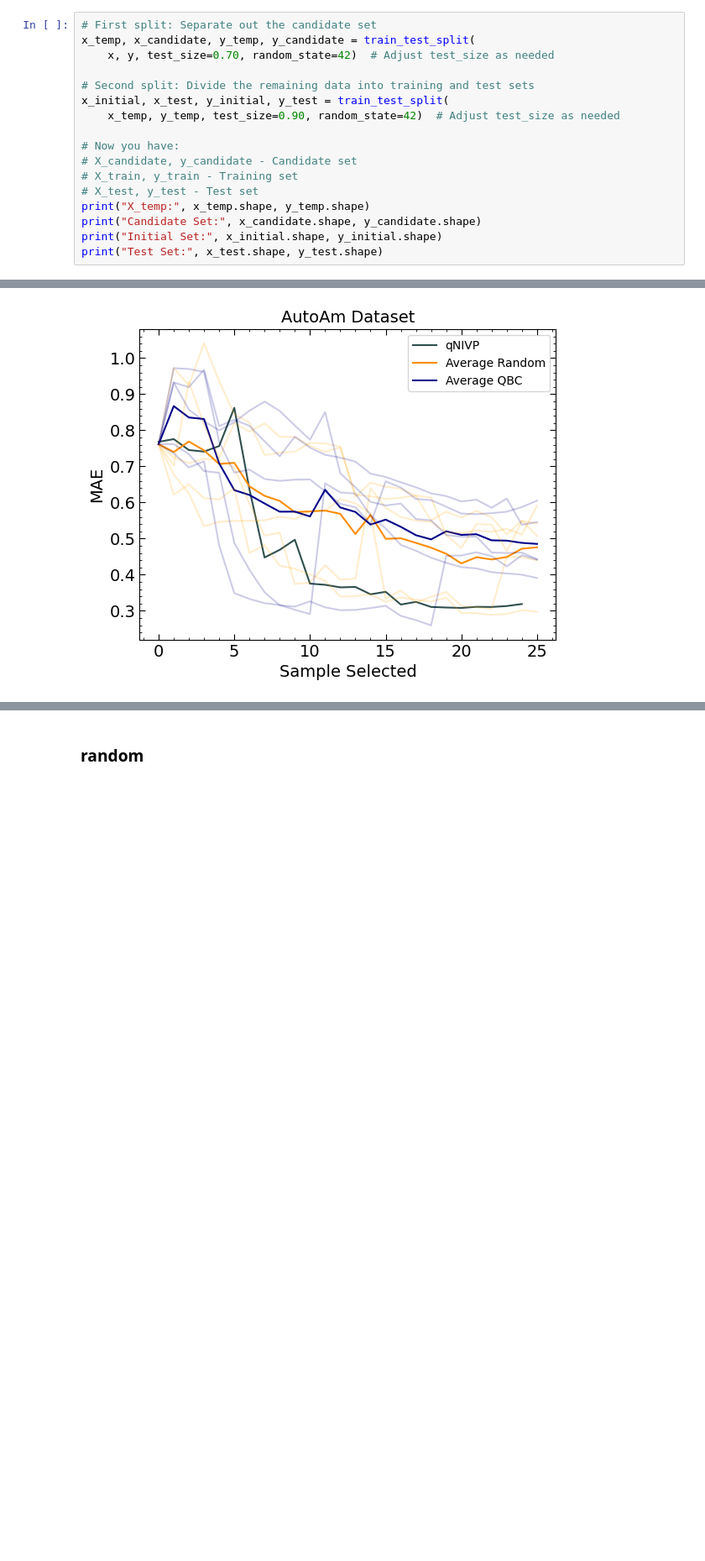
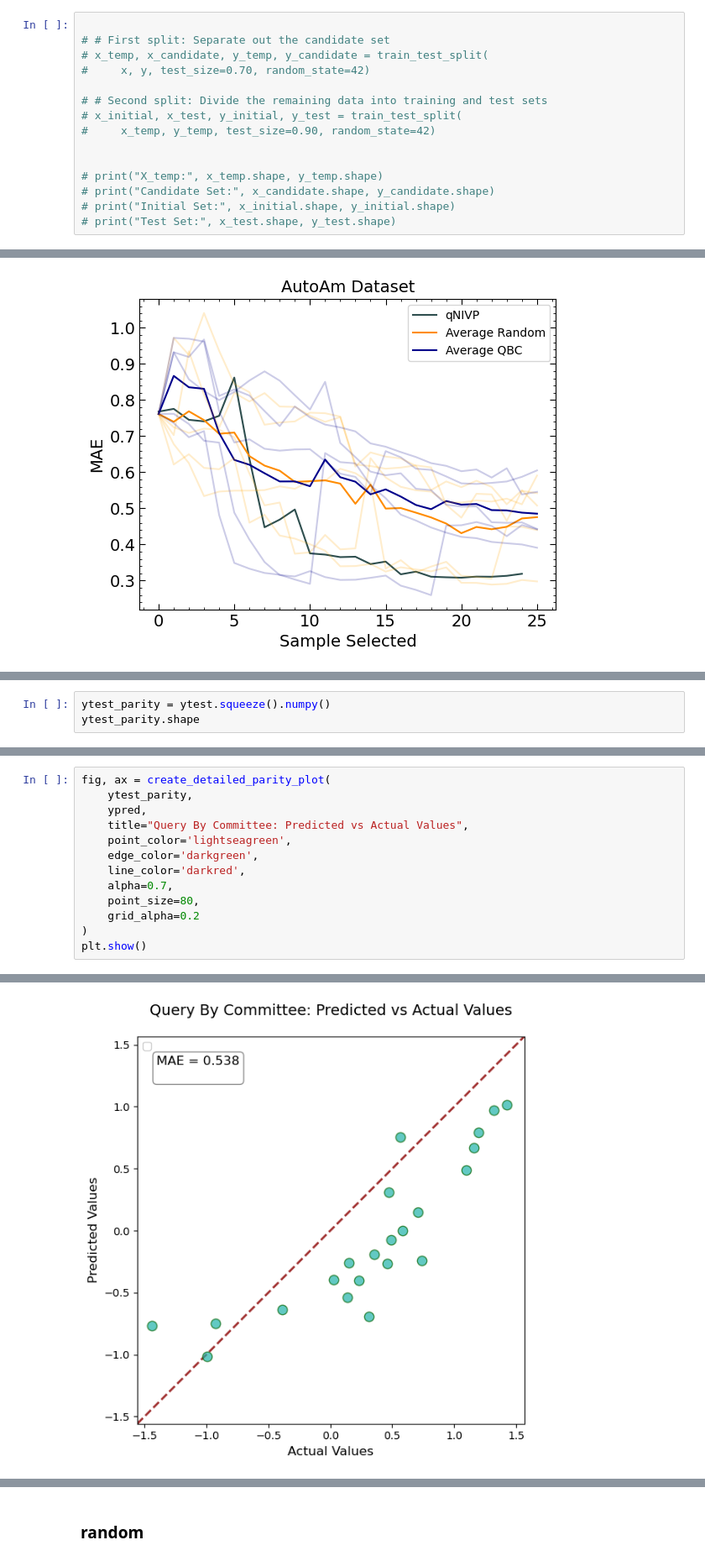
Before and after one commit to ramseyissa/qNIPV, a Jupyter notebook: notebooks/qNIPVautoAM.ipynb, the cells around one changed output, grey strips where cells are left out. Shown at 84% size. Drawn from its saved outputs; the diff is of its cells as text; blank space fills up the shorter version.

```diff
--- a/notebooks/qNIPVautoAM.ipynb
+++ b/notebooks/qNIPVautoAM.ipynb
@@ -73,22 +87,20 @@ y = standardizer.fit_transform(y_tensors.reshape(-1,1))
 # %% [markdown]
 ### i split the data here into a candidate set and an initial set
 # %%
-# First split: Separate out the candidate set
-x_temp, x_candidate, y_temp, y_candidate = train_test_split(
-    x, y, test_size=0.70, random_state=42)  # Adjust test_size as needed
 
-# Second split: Divide the remaining data into training and test sets
-x_initial, x_test, y_initial, y_test = train_test_split(
-    x_temp, y_temp, test_size=0.90, random_state=42)  # Adjust test_size as needed
+# # First split: Separate out the candidate set
+# x_temp, x_candidate, y_temp, y_candidate = train_test_split(
+#     x, y, test_size=0.70, random_state=42)
 
-# Now you have:
-# X_candidate, y_candidate - Candidate set
-# X_train, y_train - Training set
-# X_test, y_test - Test set
-print("X_temp:", x_temp.shape, y_temp.shape)
-print("Candidate Set:", x_candidate.shape, y_candidate.shape)
-print("Initial Set:", x_initial.shape, y_initial.shape)
-print("Test Set:", x_test.shape, y_test.shape)
+# # Second split: Divide the remaining data into training and test sets
+# x_initial, x_test, y_initial, y_test = train_test_split(
+#     x_temp, y_temp, test_size=0.90, random_state=42)
+
+
+# print("X_temp:", x_temp.shape, y_temp.shape)
+# print("Candidate Set:", x_candidate.shape, y_candidate.shape)
+# print("Initial Set:", x_initial.shape, y_initial.shape)
+# print("Test Set:", x_test.shape, y_test.shape)
 # %% [output]
 X_temp: (30, 4) (30, 1)
 Candidate Set: (70, 4) (70, 1)
@@ -534,0 +828,3 @@ plt.show()
+# %%
+ytest_parity = ytest.squeeze().numpy()
+ytest_parity.shape
@@ -534,0 +939,14 @@ plt.show()
+# %%
+fig, ax = create_detailed_parity_plot(
+    ytest_parity,
+    ypred,
+    title="Query By Committee: Predicted vs Actual Values",
+    point_color='lightseagreen',
+    edge_color='darkgreen',
+    line_color='darkred',
+    alpha=0.7,
+    point_size=80,
+    grid_alpha=0.2
+)
+plt.show()
+# %% [output]
@@ -534,0 +954 @@ plt.show()
+[figure, added]
```
Also changed, not shown: parts of 20 cells of this notebook.
